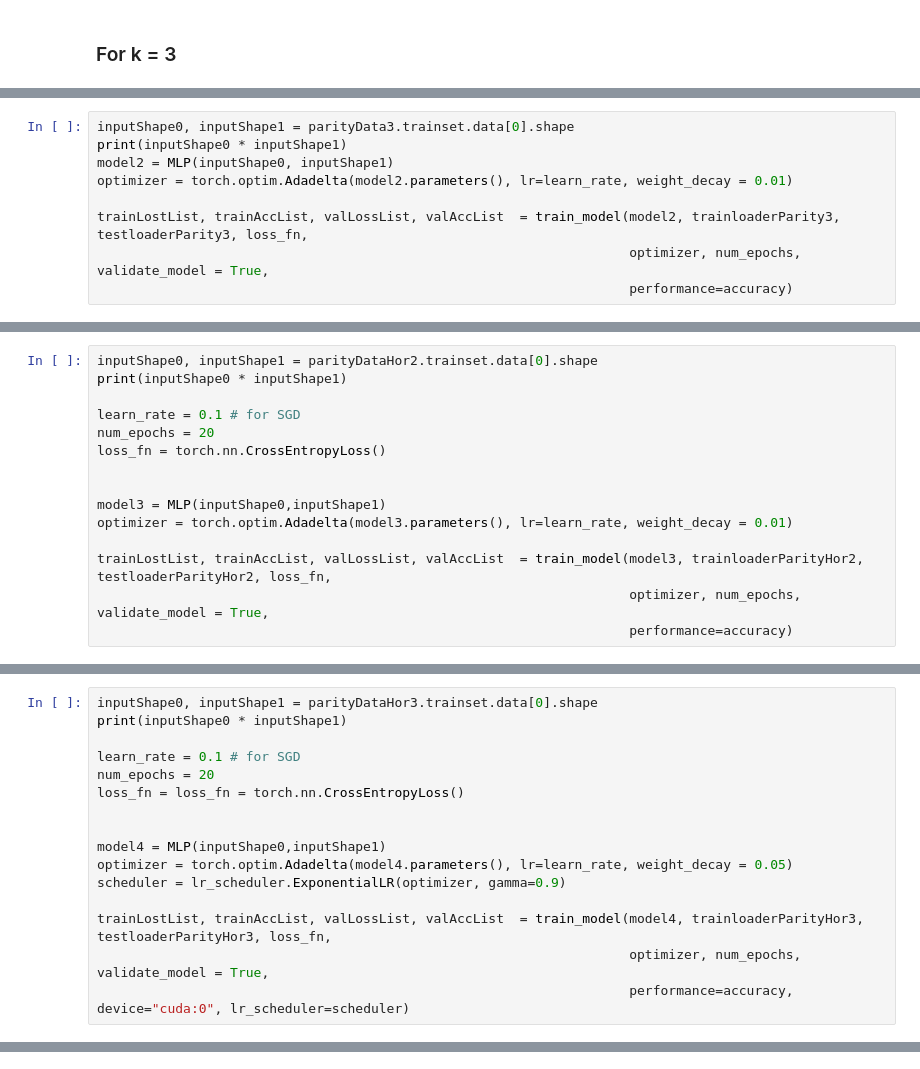
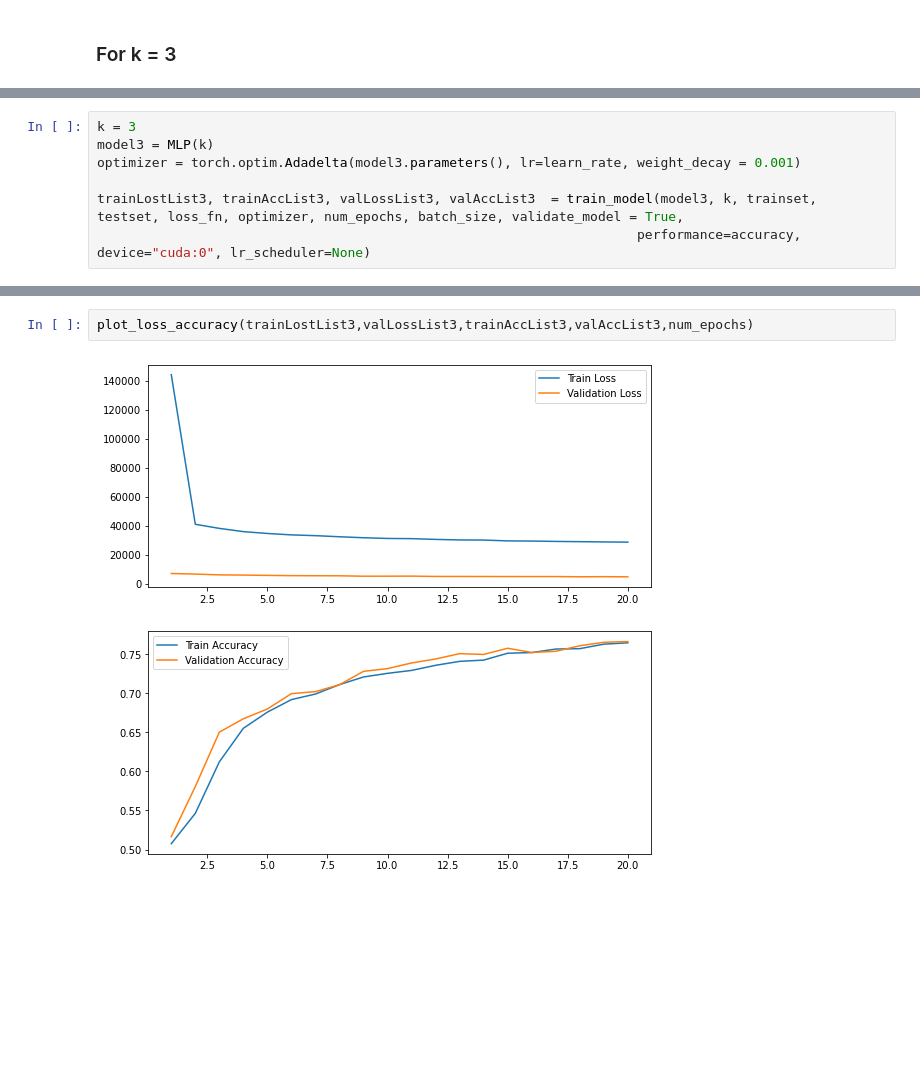
Before and after one commit to demirbilek95/Dynamics-of-Learning, a Jupyter notebook: 01-Data_Preparation.ipynb, the cells around one changed output, grey strips where cells are left out. Saved outputs shown, nothing was run; the diff lists cells and outputs as text; blank space fills up the shorter version.

Commit message:
Data preparation class is changed, trainin is adapted by this change

```diff
--- a/01-Data_Preparation.ipynb
+++ b/01-Data_Preparation.ipynb
@@ -62,9 +77,7 @@ testloaderParity3 = DataLoader(parityData3.testset, batch_size=1024, shuffle=Tru
 # %%
-inputShape0, inputShape1 = parityData3.trainset.data[0].shape
-print(inputShape0 * inputShape1)
-model2 = MLP(inputShape0, inputShape1)
-optimizer = torch.optim.Adadelta(model2.parameters(), lr=learn_rate, weight_decay = 0.01)
+k = 3
+model3 = MLP(k)
+optimizer = torch.optim.Adadelta(model3.parameters(), lr=learn_rate, weight_decay = 0.001)
 
-trainLostList, trainAccList, valLossList, valAccList  = train_model(model2, trainloaderParity3, testloaderParity3, loss_fn,
-                                                                    optimizer, num_epochs, validate_model = True,
-                                                                    performance=accuracy)
+trainLostList3, trainAccList3, valLossList3, valAccList3  = train_model(model3, k, trainset, testset, loss_fn, optimizer, num_epochs, batch_size, validate_model = True,
+                                                                     performance=accuracy, device="cuda:0", lr_scheduler=None)
@@ -83,15 +101,0 @@ testloaderParityHor2 = DataLoader(parityDataHor2.testset, batch_size=1024, shuff
-# %%
-inputShape0, inputShape1 = parityDataHor2.trainset.data[0].shape
-print(inputShape0 * inputShape1)
-
-learn_rate = 0.1 # for SGD
-num_epochs = 20
-loss_fn = torch.nn.CrossEntropyLoss()
-
-
-model3 = MLP(inputShape0,inputShape1)
-optimizer = torch.optim.Adadelta(model3.parameters(), lr=learn_rate, weight_decay = 0.01)
-
-trainLostList, trainAccList, valLossList, valAccList  = train_model(model3, trainloaderParityHor2, testloaderParityHor2, loss_fn,
-                                                                    optimizer, num_epochs, validate_model = True,
-                                                                    performance=accuracy)
@@ -135,16 +101,0 @@ testloaderParityHor3 = DataLoader(parityDataHor3.testset, batch_size=1024, shuff
-# %%
-inputShape0, inputShape1 = parityDataHor3.trainset.data[0].shape
-print(inputShape0 * inputShape1)
-
-learn_rate = 0.1 # for SGD
-num_epochs = 20
-loss_fn = loss_fn = torch.nn.CrossEntropyLoss()
-
-
-model4 = MLP(inputShape0,inputShape1)
-optimizer = torch.optim.Adadelta(model4.parameters(), lr=learn_rate, weight_decay = 0.05)
-scheduler = lr_scheduler.ExponentialLR(optimizer, gamma=0.9)
-
-trainLostList, trainAccList, valLossList, valAccList  = train_model(model4, trainloaderParityHor3, testloaderParityHor3, loss_fn,
-                                                                    optimizer, num_epochs, validate_model = True,
-                                                                    performance=accuracy, device="cuda:0", lr_scheduler=scheduler)
@@ -177,0 +102,4 @@ plot_loss_accuracy(trainLostList,valLossList,trainAccList,valAccList,num_epochs)
+# %%
+plot_loss_accuracy(trainLostList3,valLossList3,trainAccList3,valAccList3,num_epochs)
+# %% [output]
+[figure, added]
```
Also changed, not shown: parts of 26 cells of this notebook, 4 other files.
